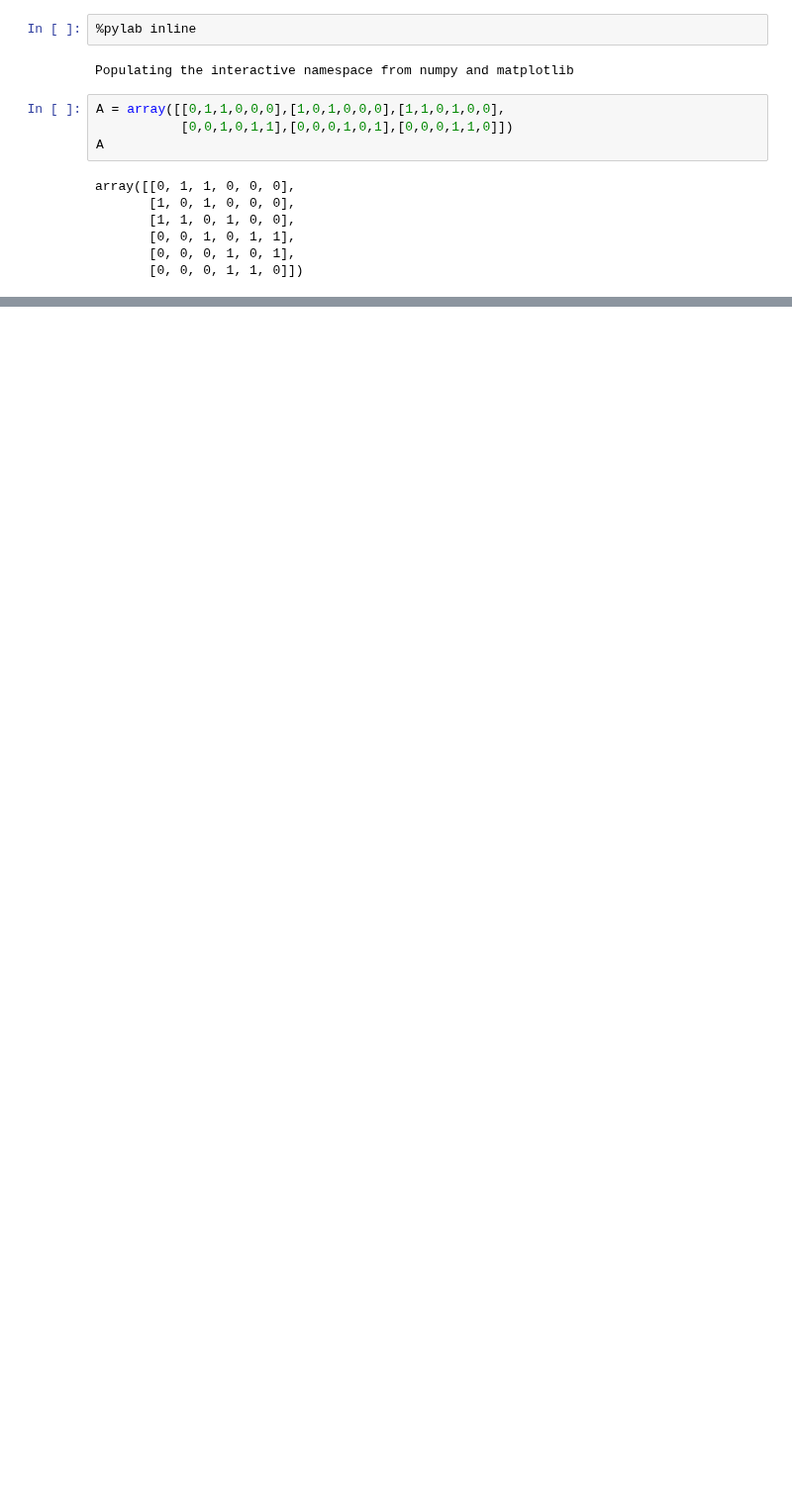
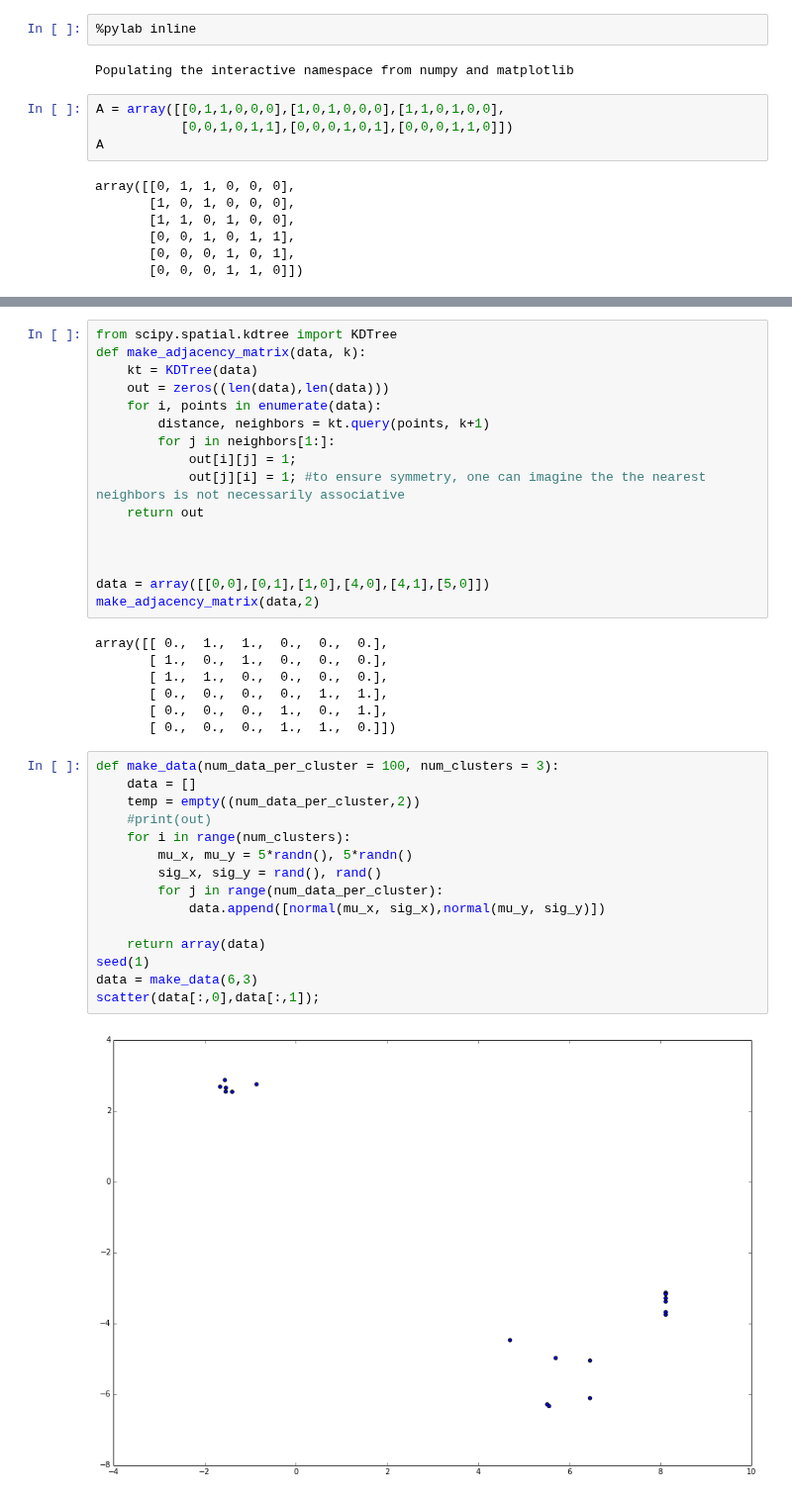
Before and after one commit to Chuphay/school, a Jupyter notebook: ML/Minimum Surface Clustering.ipynb, the cells around one changed output, grey strips where cells are left out. Shown at 99% size. Drawn from its saved outputs; the diff is of its cells as text; blank space fills up the shorter version.

```diff
--- a/ML/Minimum Surface Clustering.ipynb
+++ b/ML/Minimum Surface Clustering.ipynb
@@ -94,0 +110,40 @@ random start 0
+# %%
+from scipy.spatial.kdtree import KDTree
+def make_adjacency_matrix(data, k):
+    kt = KDTree(data)
+    out = zeros((len(data),len(data)))
+    for i, points in enumerate(data):
+        distance, neighbors = kt.query(points, k+1)
+        for j in neighbors[1:]:
+            out[i][j] = 1;
+            out[j][i] = 1; #to ensure symmetry, one can imagine the the nearest neighbors is not necessarily associative
+    return out
+
+
+
+data = array([[0,0],[0,1],[1,0],[4,0],[4,1],[5,0]])
+make_adjacency_matrix(data,2)
+# %% [output]
+array([[ 0.,  1.,  1.,  0.,  0.,  0.],
+       [ 1.,  0.,  1.,  0.,  0.,  0.],
+       [ 1.,  1.,  0.,  0.,  0.,  0.],
+       [ 0.,  0.,  0.,  0.,  1.,  1.],
+       [ 0.,  0.,  0.,  1.,  0.,  1.],
+       [ 0.,  0.,  0.,  1.,  1.,  0.]])
+# %%
+def make_data(num_data_per_cluster = 100, num_clusters = 3):
+    data = []
+    temp = empty((num_data_per_cluster,2))
+    #print(out)
+    for i in range(num_clusters):
+        mu_x, mu_y = 5*randn(), 5*randn()
+        sig_x, sig_y = rand(), rand()
+        for j in range(num_data_per_cluster):
+            data.append([normal(mu_x, sig_x),normal(mu_y, sig_y)])
+
+    return array(data)
+seed(1)
+data = make_data(6,3)
+scatter(data[:,0],data[:,1]);
+# %% [output]
+[figure, added]
```
Also changed, not shown: parts of 4 cells of this notebook.
